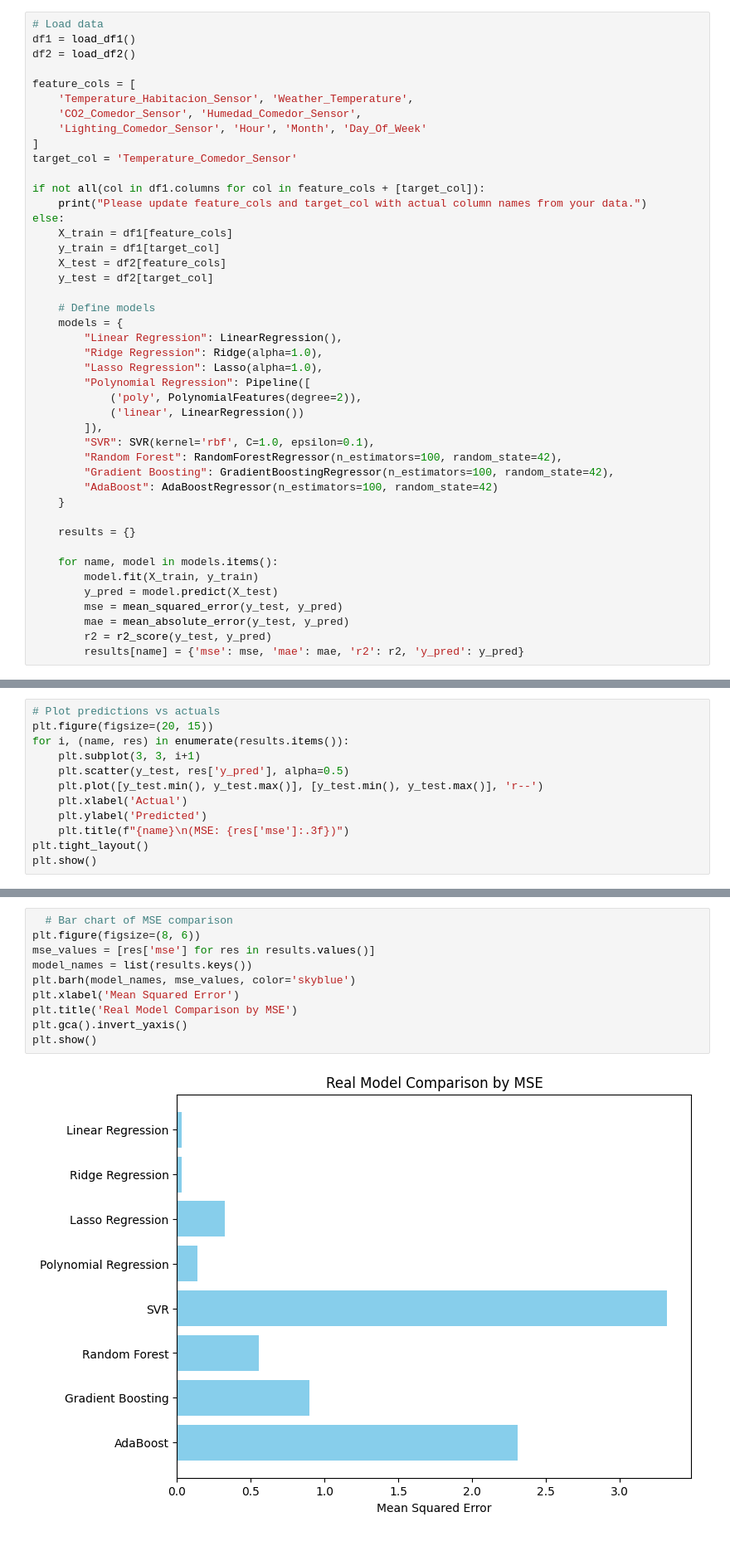
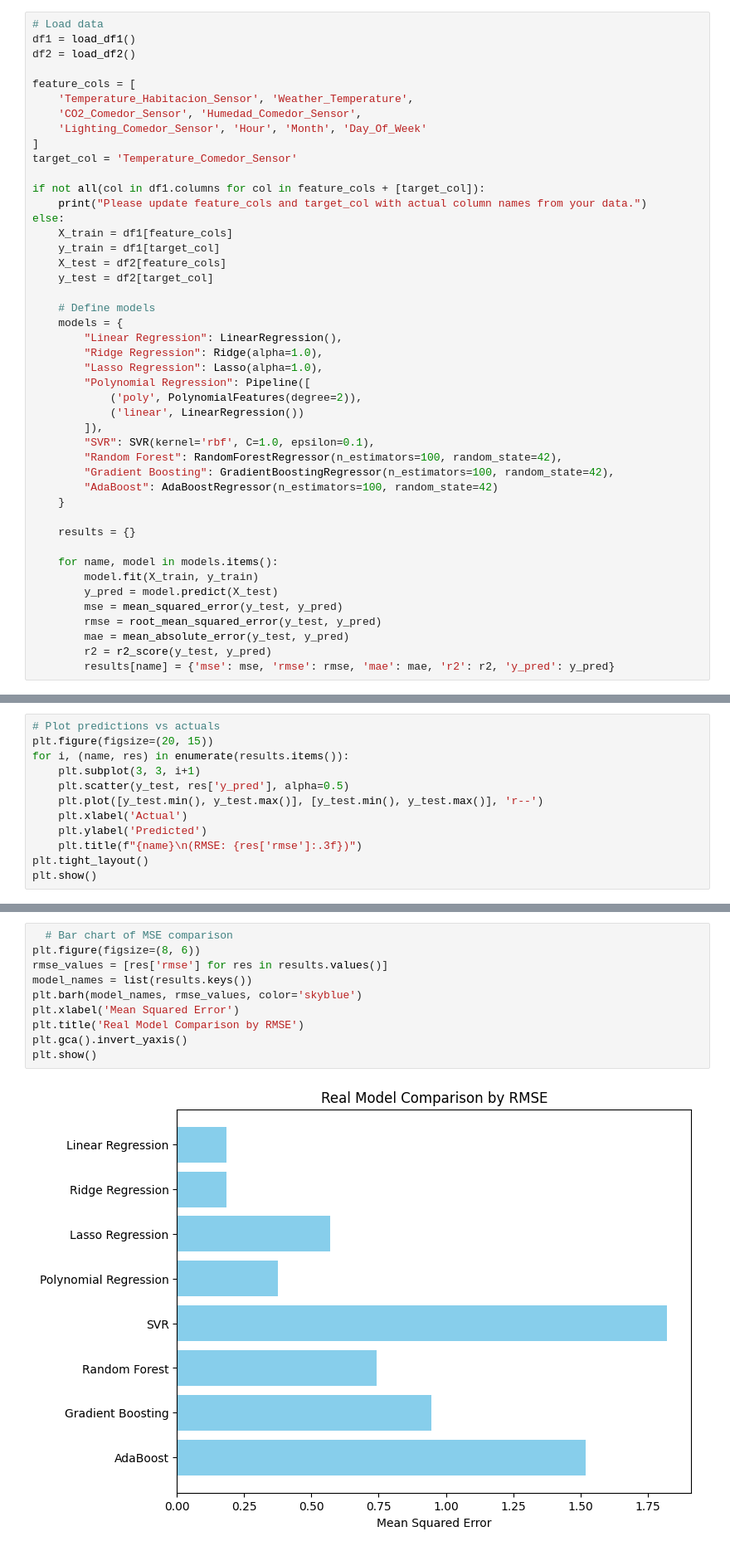
Before and after one commit to codesob/sml2010, a Jupyter notebook: ok.ipynb, the cells around one changed output, grey strips where cells are left out. Shown at 83% size. Saved outputs shown, nothing was run; the diff lists cells and outputs as text.

```diff
--- a/ok.ipynb
+++ b/ok.ipynb
@@ -105,9 +105,10 @@ else:
         model.fit(X_train, y_train)
         y_pred = model.predict(X_test)
         mse = mean_squared_error(y_test, y_pred)
+        rmse = root_mean_squared_error(y_test, y_pred)
         mae = mean_absolute_error(y_test, y_pred)
         r2 = r2_score(y_test, y_pred)
-        results[name] = {'mse': mse, 'mae': mae, 'r2': r2, 'y_pred': y_pred}
+        results[name] = {'mse': mse, 'rmse': rmse, 'mae': mae, 'r2': r2, 'y_pred': y_pred}
 # %% [markdown]
 ## Best Model Identification
 Identifying the best performing model based on Mean Squared Error (MSE):
@@ -131,7 +132,7 @@ for i, (name, res) in enumerate(results.items()):
     plt.plot([y_test.min(), y_test.max()], [y_test.min(), y_test.max()], 'r--')
     plt.xlabel('Actual')
     plt.ylabel('Predicted')
-    plt.title(f"{name}\n(MSE: {res['mse']:.3f})")
+    plt.title(f"{name}\n(RMSE: {res['rmse']:.3f})")
 plt.tight_layout()
 plt.show()
 # %% [output]
@@ -142,15 +143,15 @@ Visualizing the Mean Squared Error comparison across all models:
 # %%
   # Bar chart of MSE comparison
 plt.figure(figsize=(8, 6))
-mse_values = [res['mse'] for res in results.values()]
+rmse_values = [res['rmse'] for res in results.values()]
 model_names = list(results.keys())
-plt.barh(model_names, mse_values, color='skyblue')
+plt.barh(model_names, rmse_values, color='skyblue')
 plt.xlabel('Mean Squared Error')
-plt.title('Real Model Comparison by MSE')
+plt.title('Real Model Comparison by RMSE')
 plt.gca().invert_yaxis()
 plt.show()
 # %% [output]
-[figure, old version]
+[figure, new version]
 # %%
 import seaborn as sns
 sns.boxplot(data=rmse_scores ,)
```
Also changed, not shown: parts of 5 cells of this notebook, 4 other files.
